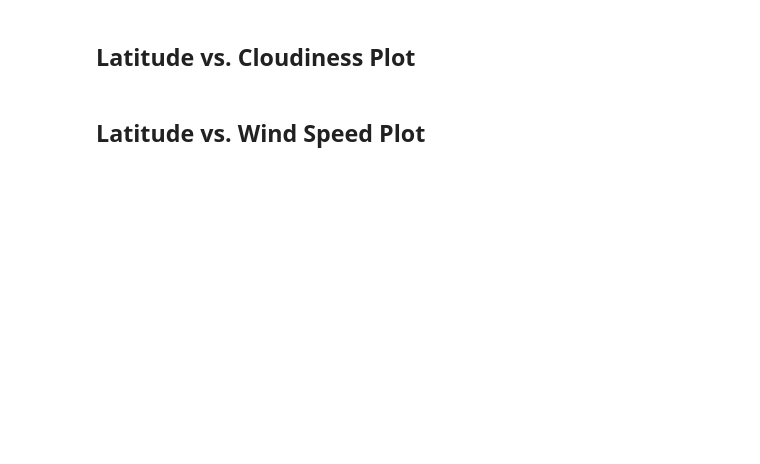
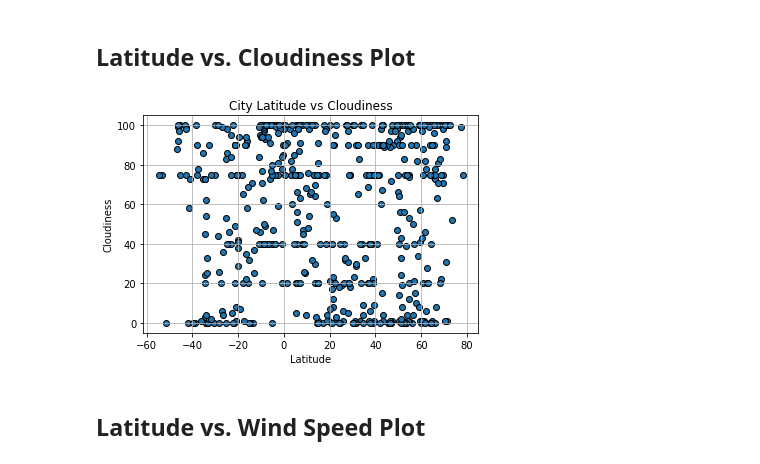
Before and after one commit to abhikenobi/API-Challenge, a Jupyter notebook: Part 1 WeatherPy.ipynb, the cells around one changed output. Cells and saved outputs as stored; diff of their text form; code cells hidden in the pictures; blank space fills up the shorter version.

```diff
--- a/Part 1 WeatherPy.ipynb
+++ b/Part 1 WeatherPy.ipynb
@@ -305,4 +322,14 @@ cities_df.describe()
 # %% [markdown]
 ## Latitude vs. Cloudiness Plot
+# %%
+plt.scatter(cities_df["Latitude"], cities_df["Cloudiness"], edgecolor="black")
+plt.grid()
+plt.title("City Latitude vs Cloudiness")
+plt.xlabel("Latitude")
+plt.ylabel("Cloudiness")
+plt.savefig("Images/lat-vs-cloudiness.png")
+plt.show()
+# %% [output]
+[figure, added]
 # %% [markdown]
 ## Latitude vs. Wind Speed Plot
```
Also changed, not shown: parts of 21 cells of this notebook, 14 other files.
